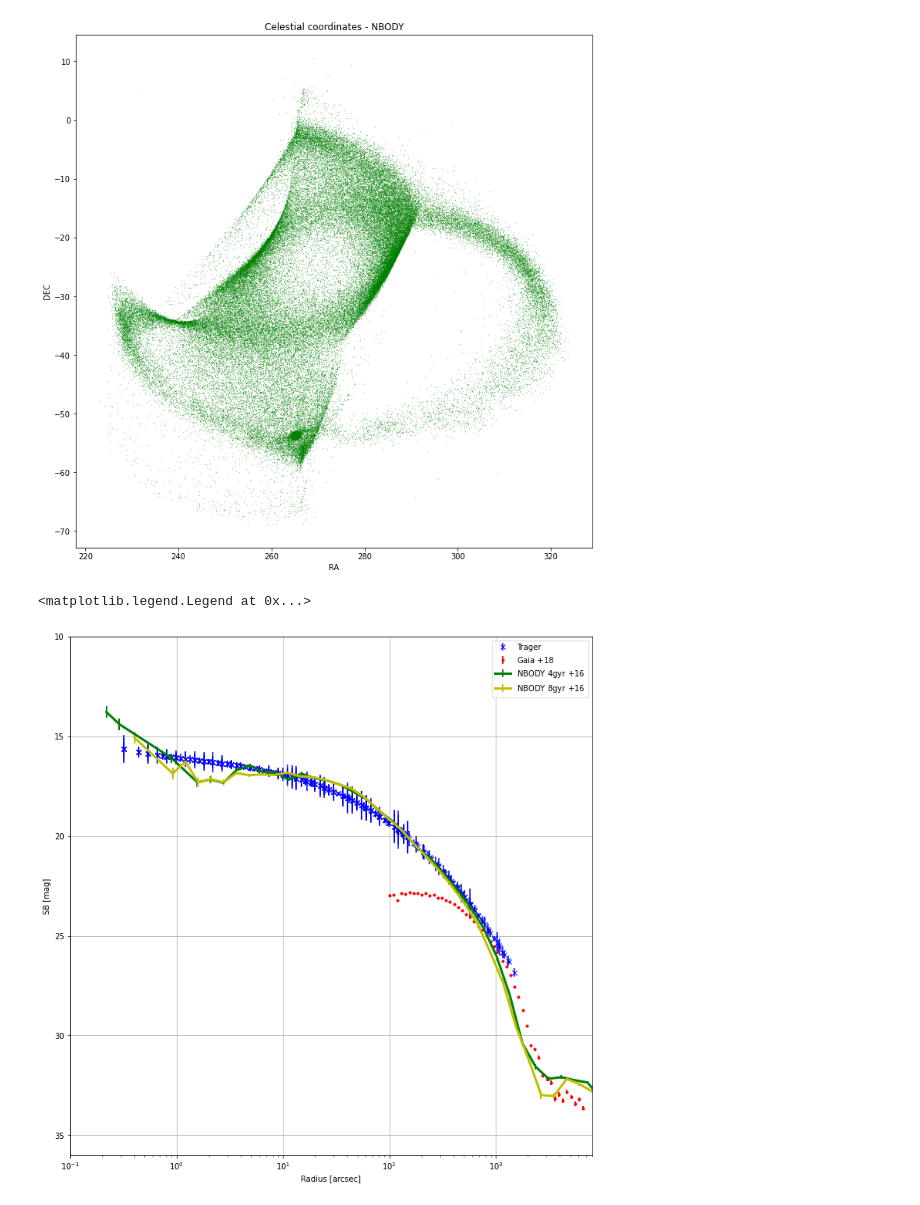
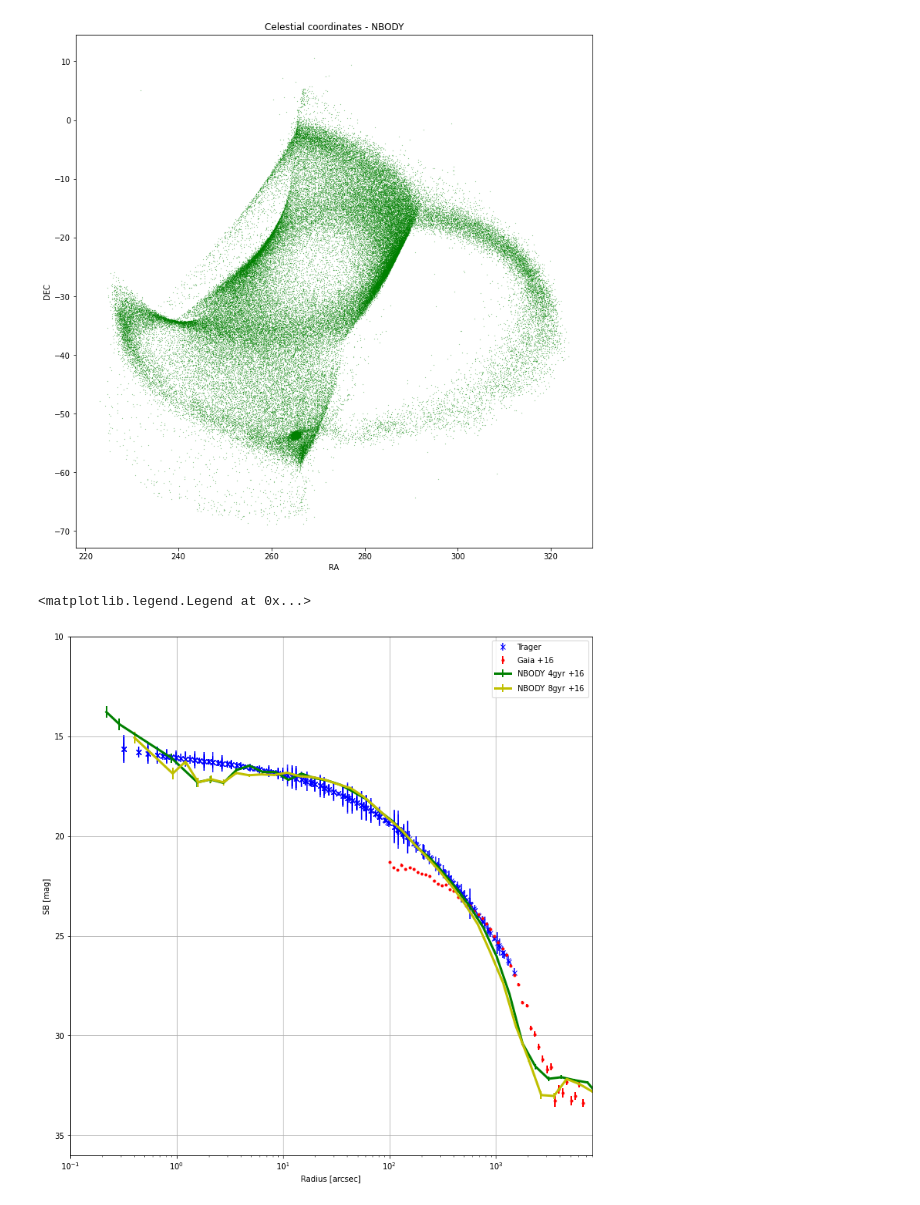
Before and after one commit to anthony-arnold/ngc6397, a Jupyter notebook: ngc6397.ipynb, the cells around one changed output. Cells and saved outputs as stored; diff of their text form; code cells hidden in the pictures.

```diff
--- a/ngc6397.ipynb
+++ b/ngc6397.ipynb
@@ -81,6 +81,7 @@ inside = distances < deg2rad(0.5)
 
 # Find all of the faint stars (mag > 20.1)
 faint = gaia.data['phot_g_mean_mag'] > 20.1
+bright = gaia.data['phot_g_mean_mag'] < 19
 
 # Of the stars outside the 0.5 deg radius, determine if
 # the angular separation is of the same distribution.
@@ -223,35 +226,36 @@ ax.set(
 # ax.set(title="Surface Density")
 
 # Plot tager
 # ax.plot(10**trager[:,0], trager[:,2], label='Trager')
 trager_err = np.abs(trager[:,3])
 cut_trager = trager_err < 1
 ax.errorbar(10**trager[:,0][cut_trager], trager[:,2][cut_trager], yerr=trager_err[cut_trager], label='Trager', fmt='bx')
 
 
 # Stitch Gaia
+cut = cut & bright
 gaia_cut = gaia.data[cut]
 arcsec_distance = rad2arcsec(angular_dist(gaia_cut['ra'], gaia_cut['dec'], orbits.RA, orbits.DEC))
-surface_density(arcsec_distance[arcsec_distance > 100], ax, 'Gaia $+18$', scale=18, fmt='r.')
+surface_density(arcsec_distance[arcsec_distance > 100], ax, 'Gaia $+16$', scale=16, fmt='r.')
 
 # Get nbody form
 m80 = (nbody[:,7] > 0.8) & (nbody[:,8] < 10)
 
 nbdis = rad2arcsec(angular_dist(nbody[:,1][m80], nbody[:,2][m80], orbits.RA, orbits.DEC))
 surface_density(nbdis, ax, 'NBODY 4gyr $+16$', fmt='g-', scale=16, lw=3)
 
 # Get nbody form
 nbody8 = np.loadtxt('8gyr/ngc6397.out')
 m80 = (nbody8[:,7] > 0.8) & (nbody8[:,8] < 10)
 
 nbdis = rad2arcsec(angular_dist(nbody8[:,1][m80], nbody8[:,2][m80], orbits.RA, orbits.DEC))
 surface_density(nbdis, ax, 'NBODY 8gyr $+16$', fmt='y-', scale=16, lw=3)
 
 
 ax.legend()
 # %% [output]
 <matplotlib.legend.Legend at 0x...>
-[figure, old version]
+[figure, new version]
 # %%
 # Vel. disp.
 from astropy import units as u
```
Also changed, not shown: parts of 2 cells of this notebook, 1 other file.
